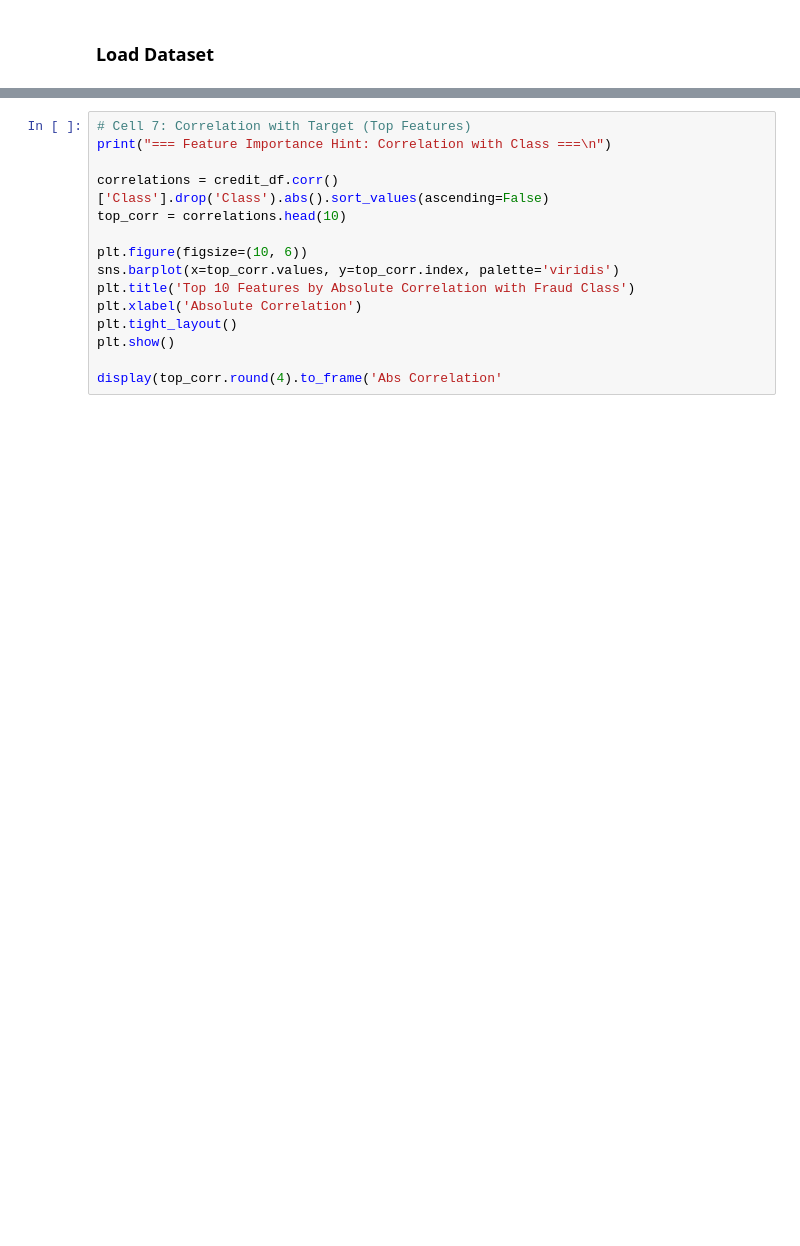
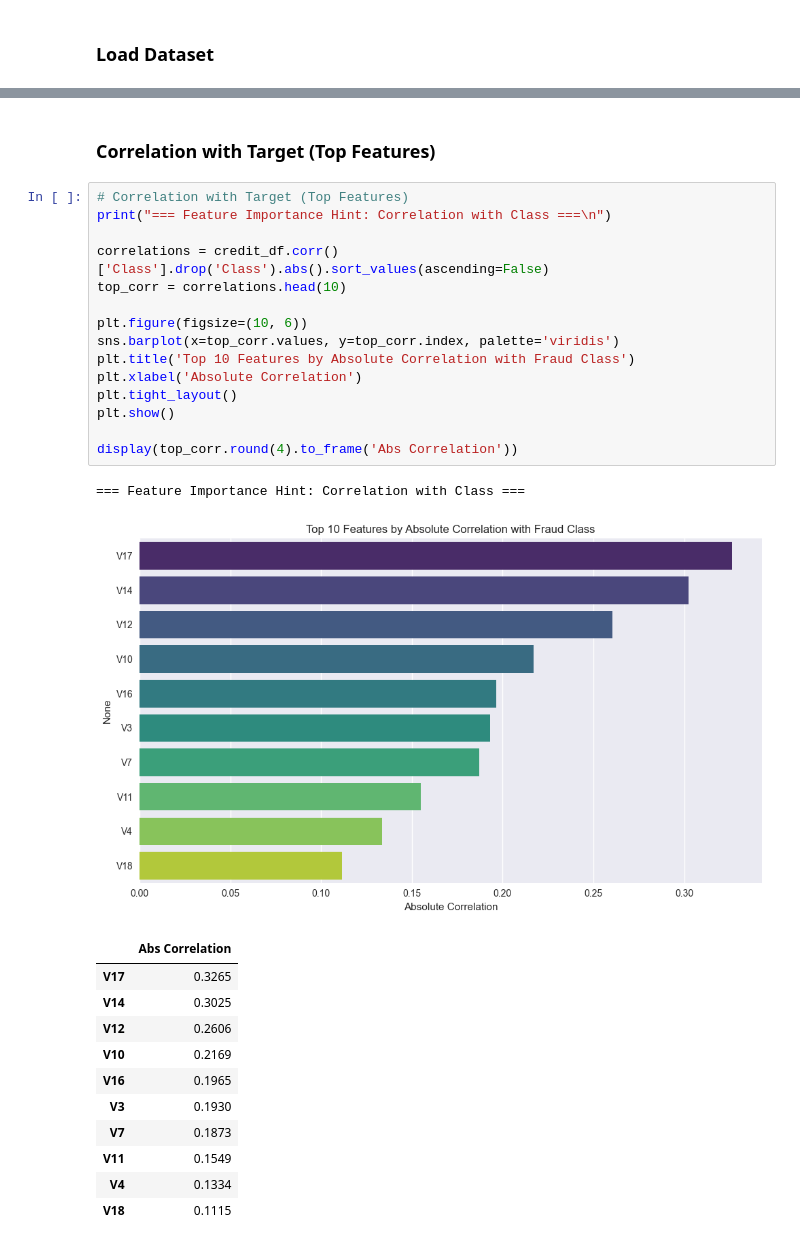
Before and after one commit to gashawbekele06/Week5-6-fraud-detection, a Jupyter notebook: notebooks/eda-creditcard.ipynb, the cells around one changed output, grey strips where cells are left out. Saved outputs shown, nothing was run; the diff lists cells and outputs as text; blank space fills up the shorter version.

```diff
--- a/notebooks/eda-creditcard.ipynb
+++ b/notebooks/eda-creditcard.ipynb
@@ -167,16 +252,32 @@ print("Insight: Several V features show clear separation between fraud and legit
+# %% [markdown]
+### Correlation with Target (Top Features)
 # %%
-# Cell 7: Correlation with Target (Top Features)
+# Correlation with Target (Top Features)
 print("=== Feature Importance Hint: Correlation with Class ===\n")
 
 correlations = credit_df.corr()['Class'].drop('Class').abs().sort_values(ascending=False)
 top_corr = correlations.head(10)
 
 plt.figure(figsize=(10, 6))
 sns.barplot(x=top_corr.values, y=top_corr.index, palette='viridis')
 plt.title('Top 10 Features by Absolute Correlation with Fraud Class')
 plt.xlabel('Absolute Correlation')
 plt.tight_layout()
 plt.show()
 
-display(top_corr.round(4).to_frame('Abs Correlation'
+display(top_corr.round(4).to_frame('Abs Correlation'))
+# %% [output]
+=== Feature Importance Hint: Correlation with Class ===
+[figure, added]
+|  | Abs Correlation |
+| V17 | 0.3265 |
+| V14 | 0.3025 |
+| V12 | 0.2606 |
+| V10 | 0.2169 |
+| V16 | 0.1965 |
+| V3 | 0.1930 |
+| V7 | 0.1873 |
+| V11 | 0.1549 |
+| V4 | 0.1334 |
+| V18 | 0.1115 |
 # %%
```
Also changed, not shown: parts of 12 cells of this notebook, 1 other file.
